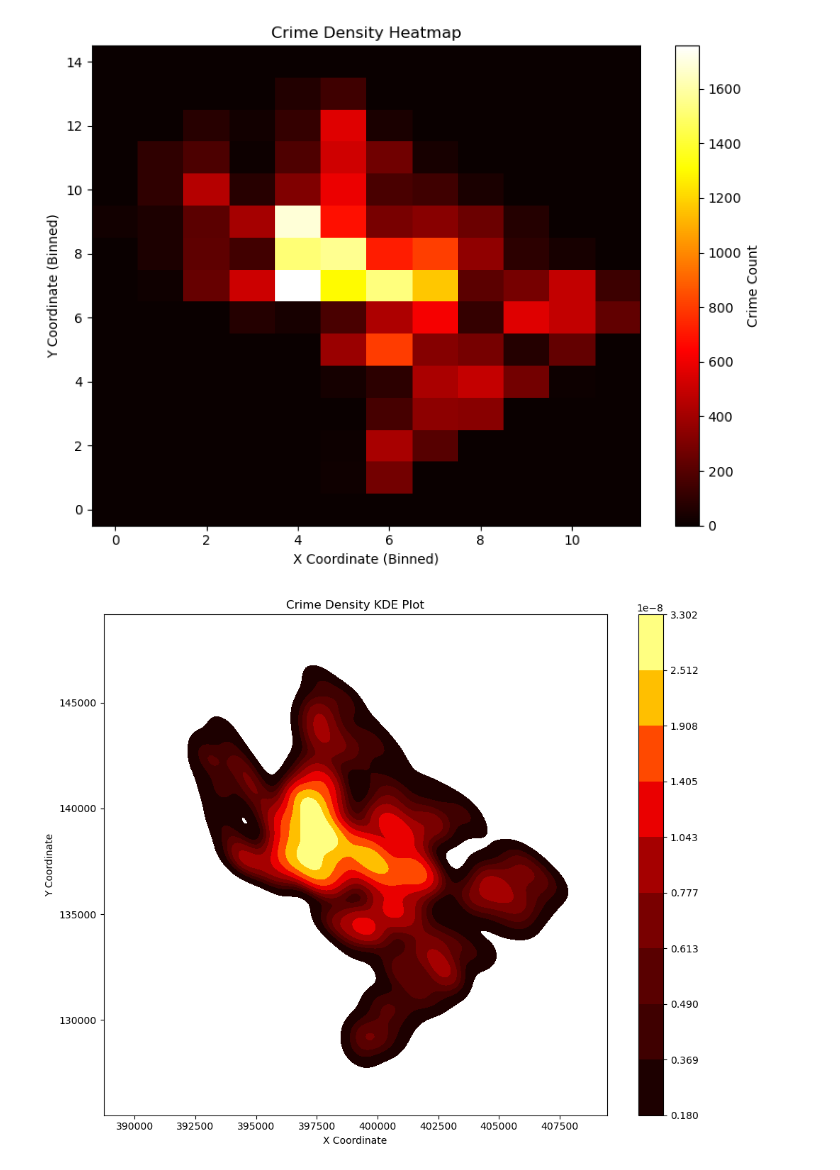
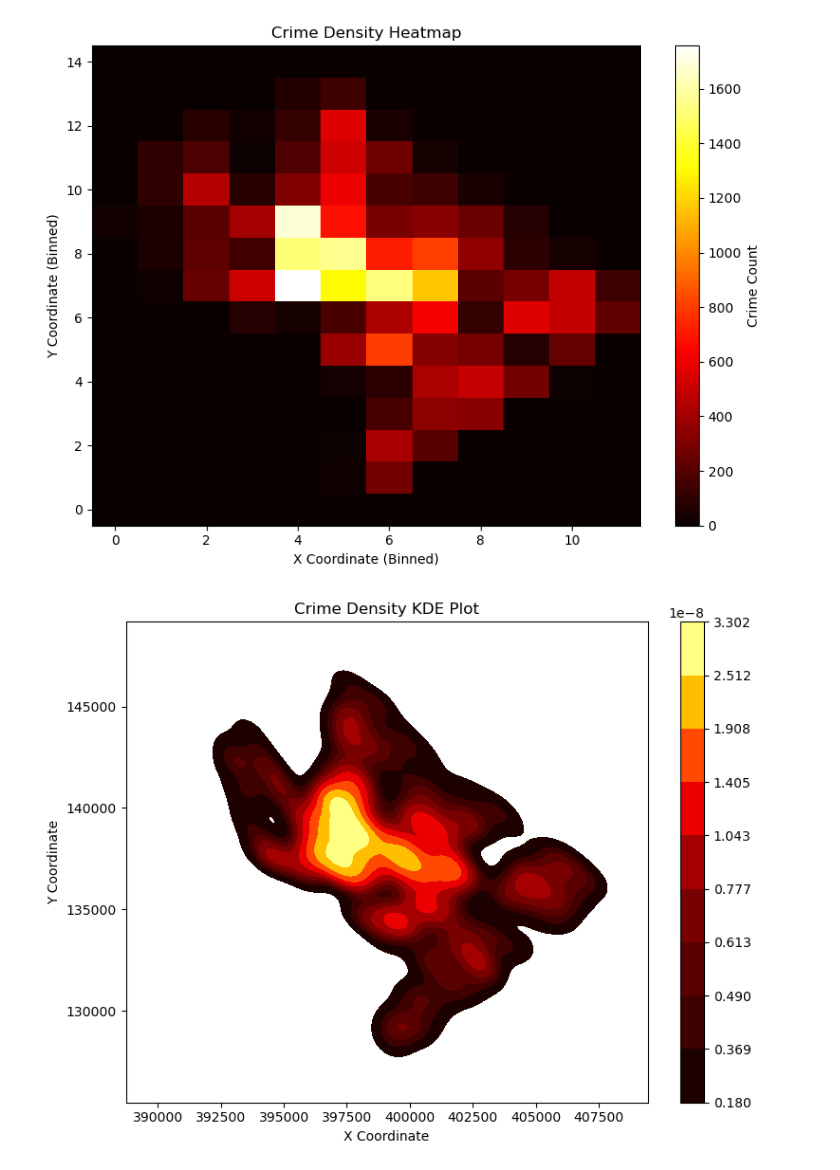
Before and after one commit to salamutu/DS-Final-Project, a Jupyter notebook: ds_final_project.ipynb, the cells around one changed output. Cells and saved outputs as stored; diff of their text form; code cells hidden in the pictures.

```diff
--- a/ds_final_project.ipynb
+++ b/ds_final_project.ipynb
@@ -268,21 +268,21 @@ plt.show()
 # %%
 # Create KDE plot to represent crime density by location
 import seaborn as sns
 
-plt.figure(figsize=(10, 8))
+plt.figure(figsize=(8, 6))
 sns.kdeplot(
     x=crime['x_coordinate'],
     y=crime['y_coordinate'],
     fill=True,
     cmap='hot',
     cbar=True,
     thresh=0.05
 )
 plt.xlabel('X Coordinate')
 plt.ylabel('Y Coordinate')
 plt.title('Crime Density KDE Plot')
 plt.tight_layout()
 plt.show()
 # %% [output]
-[figure, old version]
+[figure, new version]
 # %% [markdown]
```
Also changed, not shown: parts of 8 cells of this notebook.
